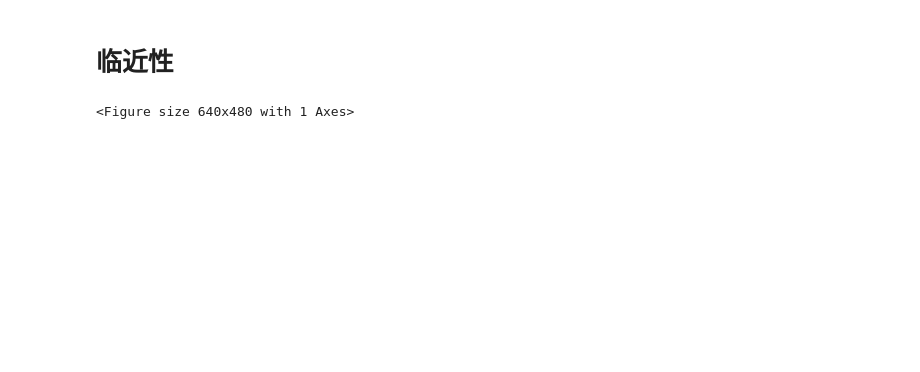
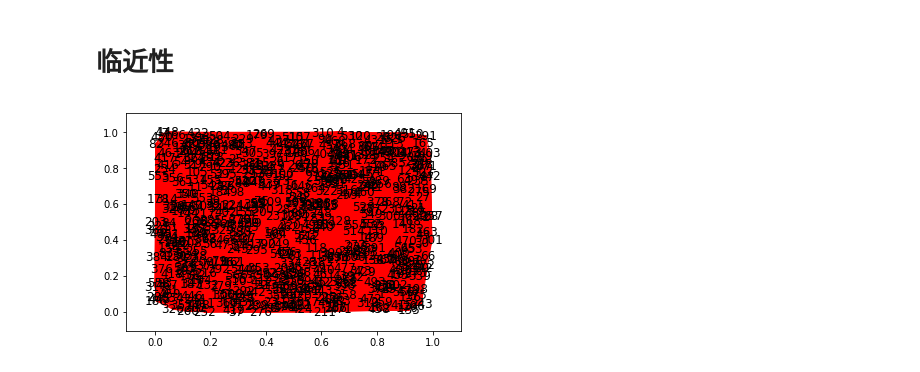
Before and after one commit to ggzhang0071/pytorch-esn, a Jupyter notebook: Results/PlotNetworkAnalysisESN.ipynb, the cells around one changed output. Drawn from its saved outputs; the diff is of its cells as text; code cells hidden in the pictures; blank space fills up the shorter version.

```diff
--- a/Results/PlotNetworkAnalysisESN.ipynb
+++ b/Results/PlotNetworkAnalysisESN.ipynb
@@ -51,32 +54,32 @@ for p in range(len(weightsname)):
 # %%
 import torch
 import numpy as np
 import matplotlib.pyplot as plt
 import os
 import networkx as nx
 from ipdb import set_trace
 
-factor=20
-WeightAlls=torch.load('weights1-10.pt')
-G=nx.Graph()
-node=[]
-# set_trace()
-[Weight,High]=WeightAlls.shape
-#         print(WeightAlls[i].shape)
-for j in range(Weight):
-    for k in range(High):
-#         set_trace()
-        if WeightAlls[j,k]>torch.median(WeightAlls)*factor:
-            G.add_edge(j,k,color='r',weight=1)
-        elif WeightAlls[j,k]<-torch.median(WeightAlls)*factor:
-                G.add_edge(j,k,color='g',weight=1)
-pos = nx.random_layout(G)
-edges = G.edges()
-colors = [G[u][v]['color'] for u,v in edges]
-weights = [G[u][v]['weight'] for u,v in edges]
-#     plt.figure(3,figsize=(6,6))
-nx.draw_networkx(G, pos, edges=edges, edge_color=colors, width=weights, node_size=0.1)
-plt.savefig('LocalConnectivity.png',dpi=600)
-plt.show()
+factor=1000000
+weightsname=['weights2-10.pt']
+for p in range(len(weightsname)):
+    G=nx.Graph()
+    node=[]
+    WeightAlls=torch.load(weightsname[p])
+    [Weight,High]=WeightAlls.shape
+    for j in range(Weight):
+        for k in range(High):
+    #         set_trace()
+            if WeightAlls[j,k]>torch.median(WeightAlls)*factor:
+                G.add_edge(j,k,color='r',weight=1)
+            elif WeightAlls[j,k]<-torch.median(WeightAlls)*factor:
+                    G.add_edge(j,k,color='g',weight=1)
+    pos = nx.random_layout(G)
+    edges = G.edges()
+    colors = [G[u][v]['color'] for u,v in edges]
+    weights = [G[u][v]['weight'] for u,v in edges]
+    #     plt.figure(3,figsize=(6,6))
+    nx.draw_networkx(G, pos, edges=edges, edge_color=colors, width=weights, node_size=0.1)
+    plt.savefig('LocalConnectivity.png',dpi=600)
+    plt.show()
 # %% [output]
-<Figure size 640x480 with 1 Axes>
+[figure, added]
```
Also changed, not shown: parts of 1 cell of this notebook, 30 other files.
